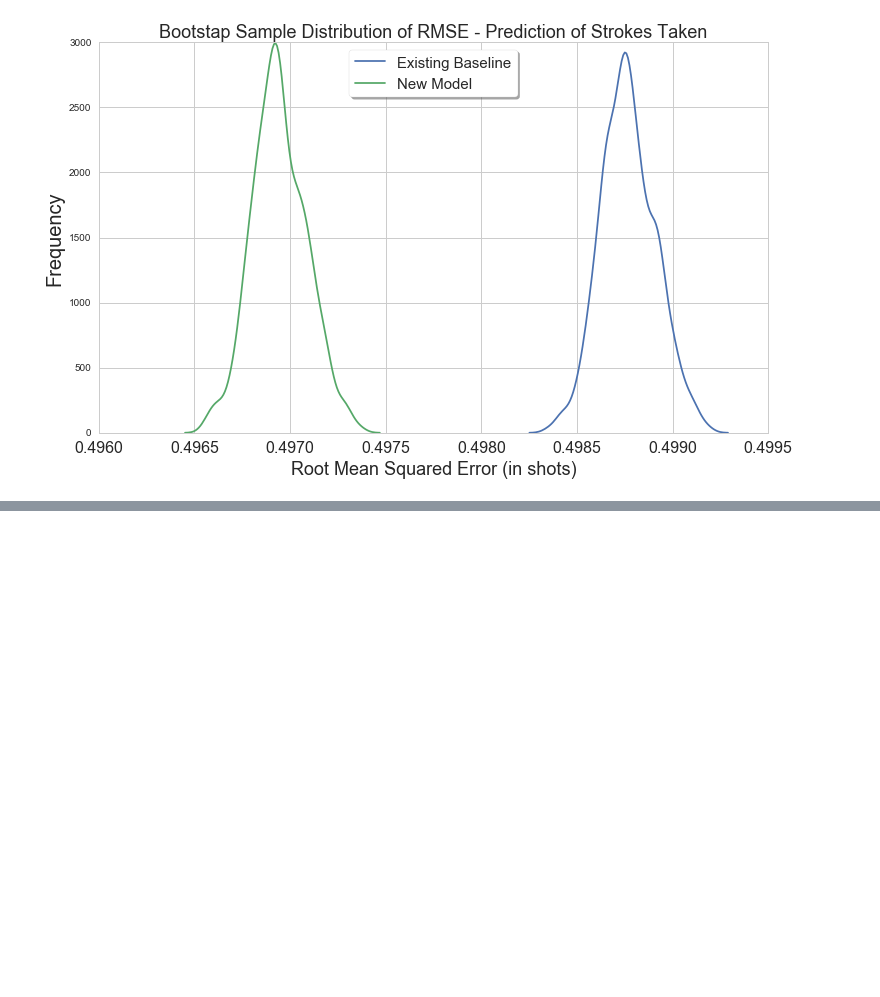
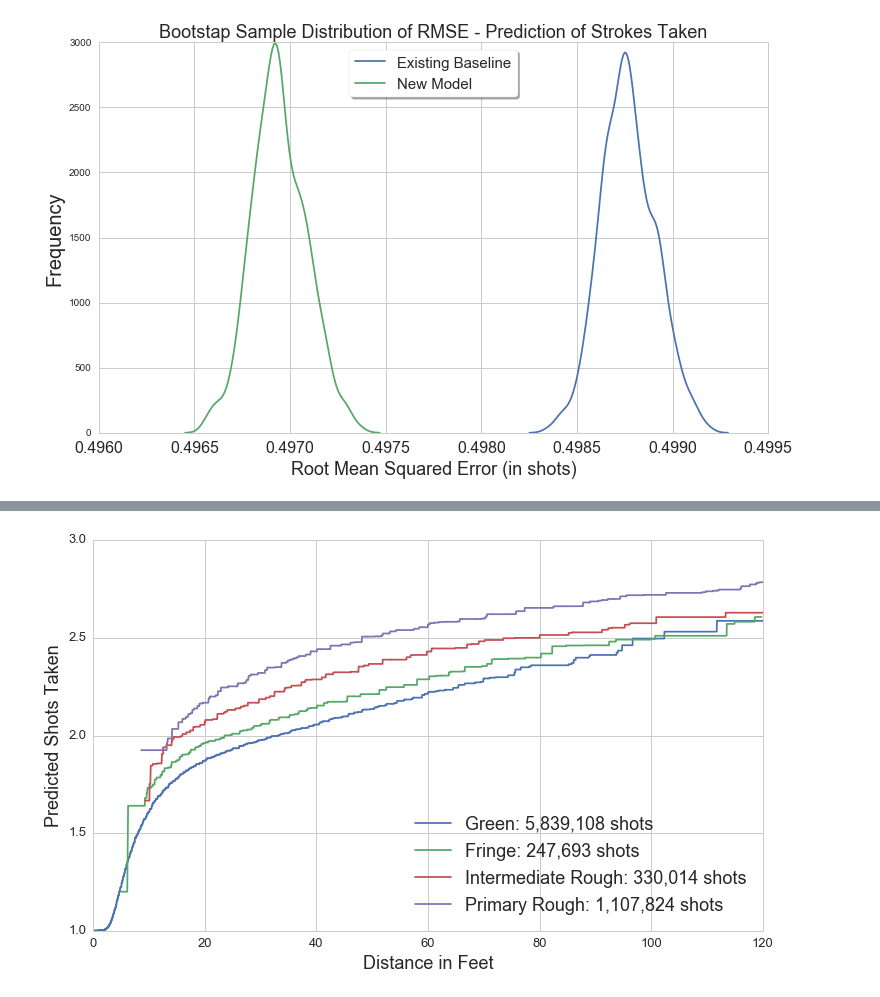
Before and after one commit to adamwlev/StrokesGained2, a Jupyter notebook: PaperStuff/Visualization.ipynb, the cells around one changed output, grey strips where cells are left out. Saved outputs shown, nothing was run; the diff lists cells and outputs as text; code cells hidden in the pictures; blank space fills up the shorter version.

```diff
--- a/PaperStuff/Visualization.ipynb
+++ b/PaperStuff/Visualization.ipynb
@@ -429,3 +429,6 @@ for tick in ax.xaxis.get_major_ticks():
 plt.savefig('PredError.png',dpi=500)
 # %% [output]
 [figure]
+# %%
+cols = ['Distance_from_hole','Cat','Shots_taken_from_location']
+data = pd.concat([pd.read_csv('./../data/%d.csv' % year)[cols] for year in range(2003,2017)])
@@ -431,0 +444,28 @@ plt.savefig('PredError.png',dpi=500)
+# %%
+models = {}
+for cat,df in data.groupby('Cat'):
+    models[cat] = IsotonicRegression()
+    models[cat].fit(df.Distance_from_hole,df.Shots_taken_from_location)
+# %%
+predictions = {}
+for cat in pd.unique(data.Cat):
+    predictions[cat] = models[cat].predict(data[data.Cat==cat].Distance_from_hole)
+# %%
+mpl.rcParams['agg.path.chunksize'] = 10000
+# %%
+fig, ax = plt.subplots(figsize=(12,7))
+for cat in ['Green','Fringe','Intermediate Rough','Primary Rough']:
+    x = data[data.Cat==cat].Distance_from_hole
+    y = predictions[cat]
+    plt.plot(np.sort(x),y[x.argsort()],label = cat + ': %s shots' % "{:,}".format(len(x)))
+plt.xlim(0,120)
+for xtick,ytick in zip(ax.xaxis.get_major_ticks(),ax.yaxis.get_major_ticks()):
+    xtick.label.set_fontsize(13)
+    ytick.label.set_fontsize(13)
+plt.legend(loc=4,prop={'size':18})
+plt.ylabel('Predicted Shots Taken',fontsize=18);
+plt.xlabel('Distance in Feet',fontsize=18);
+plt.ylim(1,3);
+plt.savefig('./../Plots/DistanceModels1.png',dpi=500)
+# %% [output]
+[figure, added]
```
Also changed, not shown: parts of 2 cells of this notebook, 3 other files.
